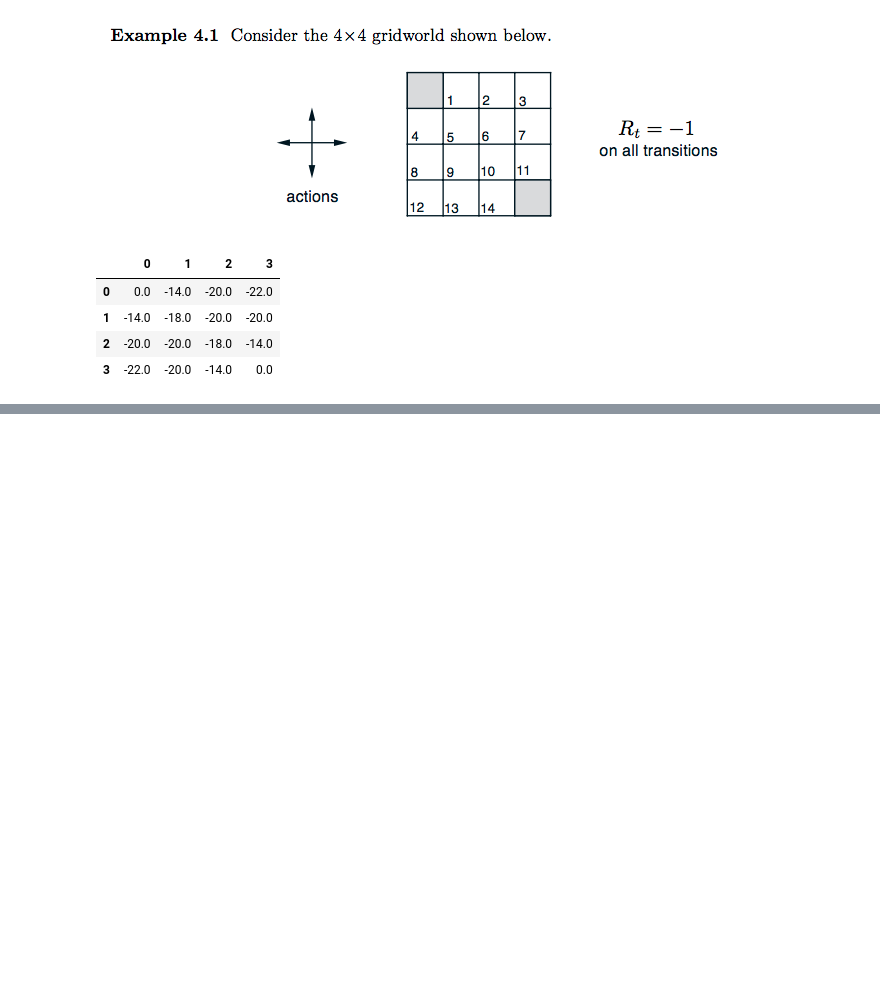
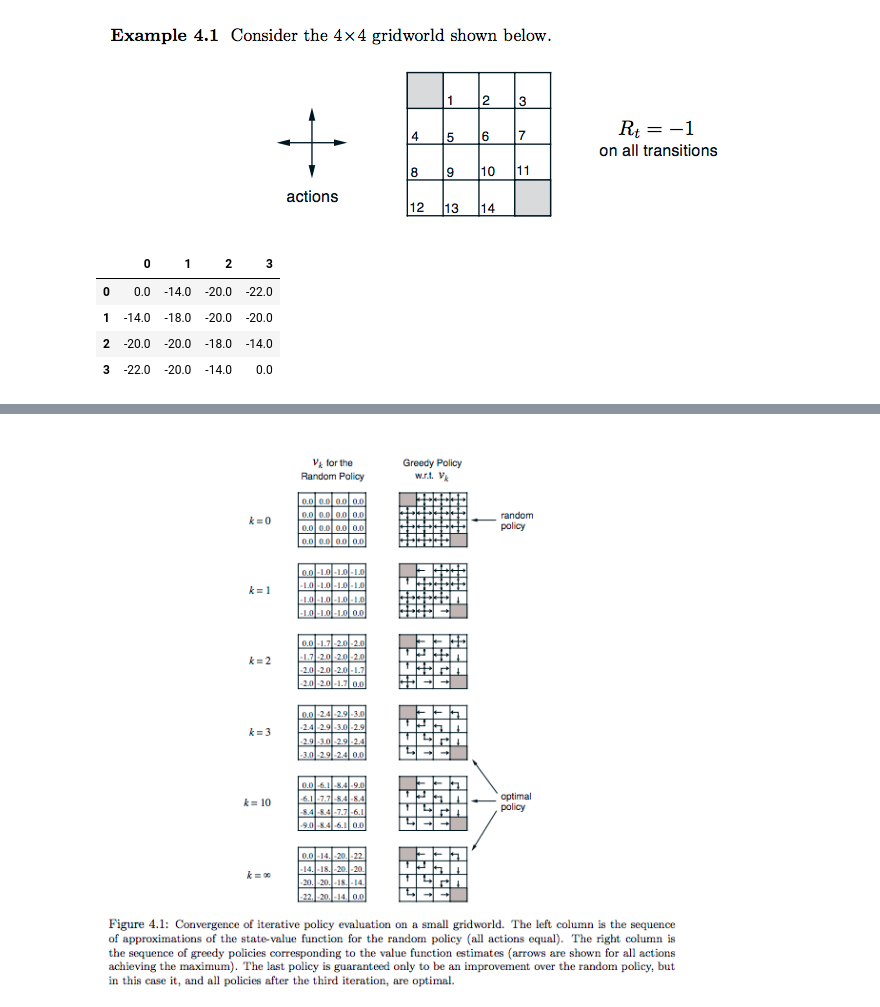
Before and after one commit to facaiy/book_notes, a Jupyter notebook: Reinforcement_Learing_An_Introduction/Dynamic_Programming/note.ipynb, the cells around one changed output, grey strips where cells are left out. Drawn from its saved outputs; the diff is of its cells as text; code cells hidden in the pictures; blank space fills up the shorter version.

```diff
--- a/Reinforcement_Learing_An_Introduction/Dynamic_Programming/note.ipynb
+++ b/Reinforcement_Learing_An_Introduction/Dynamic_Programming/note.ipynb
@@ -121,0 +134,4 @@ pd.DataFrame(np.round(r.iterate()))
+# %%
+Image('./res/fig4_1.png')
+# %% [output]
+[figure, added]
```
Also changed, not shown: parts of 10 cells of this notebook, 5 other files.
